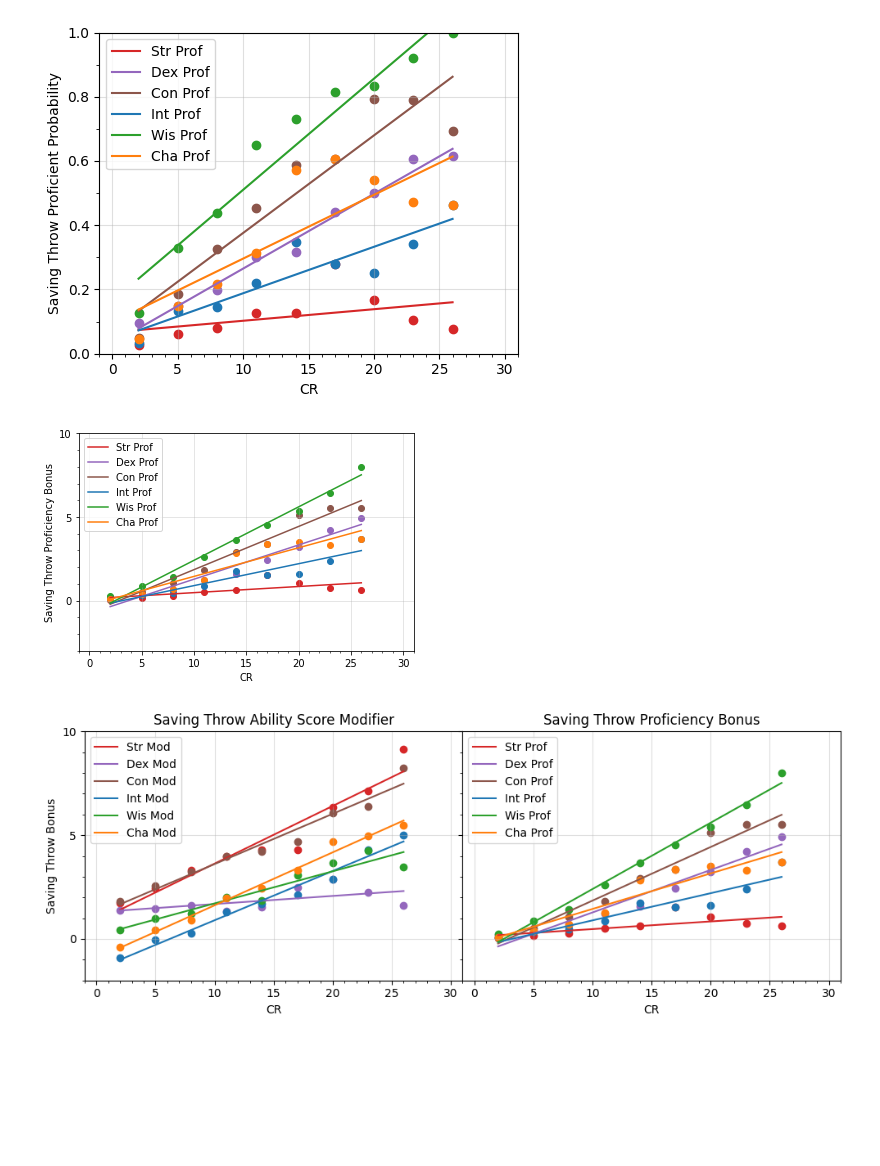
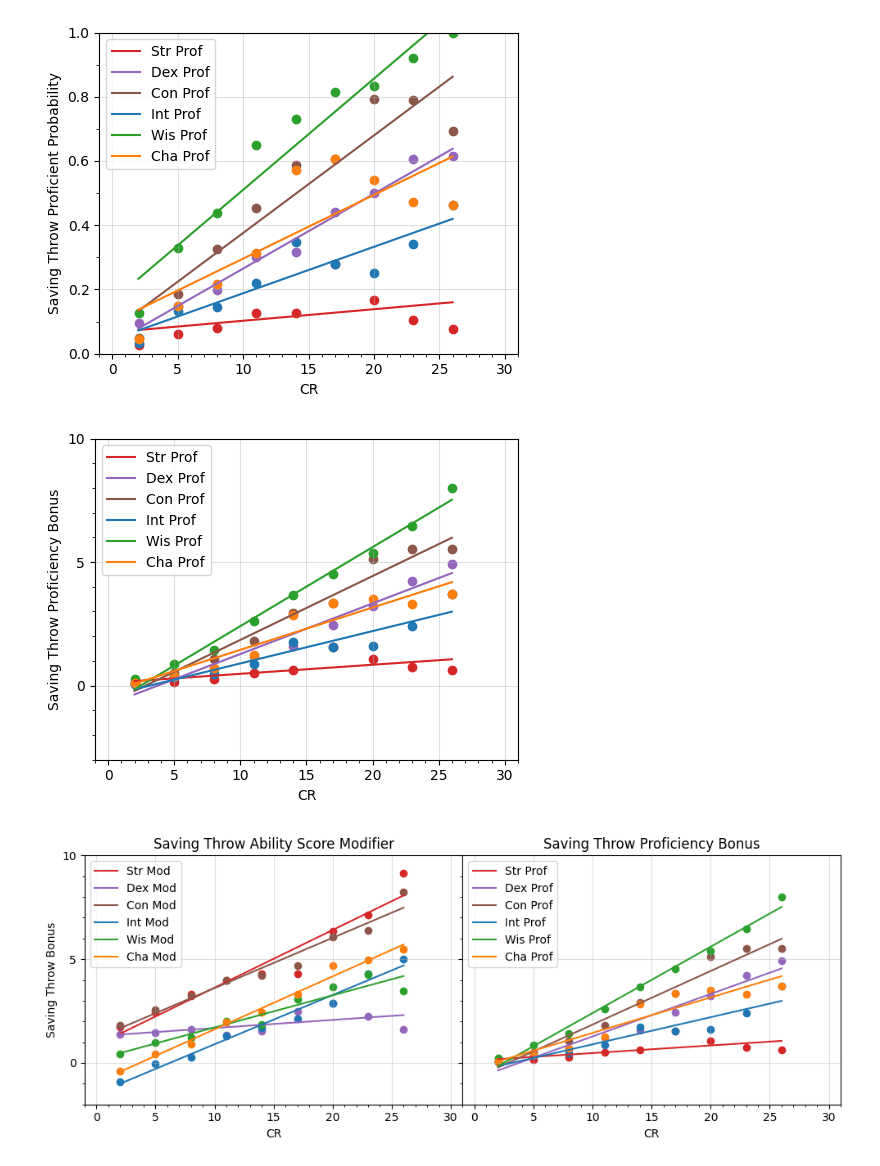
Before and after one commit to tomedunn/the-finished-book, a Jupyter notebook: _monsters/monster-saving-throws/monster-saving-throws-analysis.ipynb, the cells around one changed output. Saved outputs shown, nothing was run; the diff lists cells and outputs as text; code cells hidden in the pictures; blank space fills up the shorter version.

```diff
--- a/_monsters/monster-saving-throws/monster-saving-throws-analysis.ipynb
+++ b/_monsters/monster-saving-throws/monster-saving-throws-analysis.ipynb
@@ -141,36 +141,36 @@ colors = ['#d62728','#9467bd','#8c564b','#1f77b4','#2ca02c','#ff7f0e']
 
 
 df1 = df0[df0['Category'].isin(['generic','legendary','unique']) & df0['CR'].between(1, 27)]
 df1['CR'] = 2 + 3*np.floor((df1['CR'] - 1)/3.0)
 dfG = df1.groupby('CR').mean()
 
-fig = plt.figure(figsize=[6,4])
+fig = plt.figure(figsize=FSIZE, dpi=100, tight_layout=True)
 ax = plt.axes()
 
 
 x = dfG.index.to_series()
 for column, c in zip(columns, colors):
     coefs = np.polyfit(x, dfG[column]*dfG['PB'], 1)
     #print(column, coefs)
     poly = np.poly1d(coefs)
     ax.scatter(dfG.index.to_series(), dfG[column]*dfG['PB'], color=c)
     ax.plot(x, poly(x), '-', label=column, color=c)
 
 ax.set(xlim=[-1,31], ylim=[-3,10], xlabel='CR', ylabel='Saving Throw Proficiency Bonus')
 ax.xaxis.set_major_locator(MultipleLocator(5))
 ax.xaxis.set_major_formatter(FormatStrFormatter('%d'))
 ax.xaxis.set_minor_locator(MultipleLocator(1))
 
 ax.yaxis.set_major_locator(MultipleLocator(5))
 ax.yaxis.set_major_formatter(FormatStrFormatter('%d'))
 ax.yaxis.set_minor_locator(MultipleLocator(1))
 ax.grid(which='major', axis='both', alpha=0.4)
 ax.label_outer()
 ax.legend()
 
-plt.savefig('./monster-saving-throw-proficiency-bonus-trends.svg', dpi=300)
+plt.savefig('./monster-saving-throw-proficiency-bonus-trends.svg')
 # %% [output]
-[figure, old version]
+[figure, new version]
 # %%
 # Saving throw bonuses breakdown - horizontal
 from matplotlib import pyplot as plt
```
Also changed, not shown: 1 other file.
